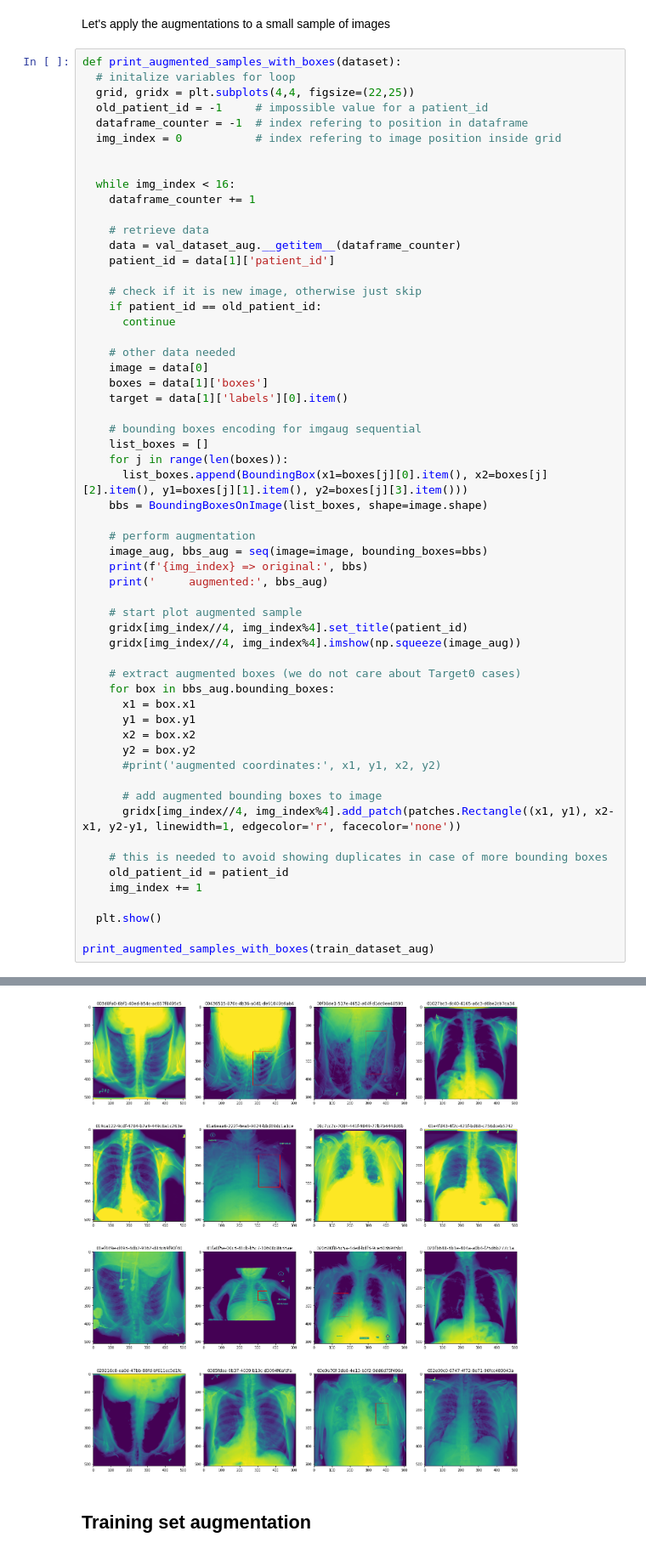
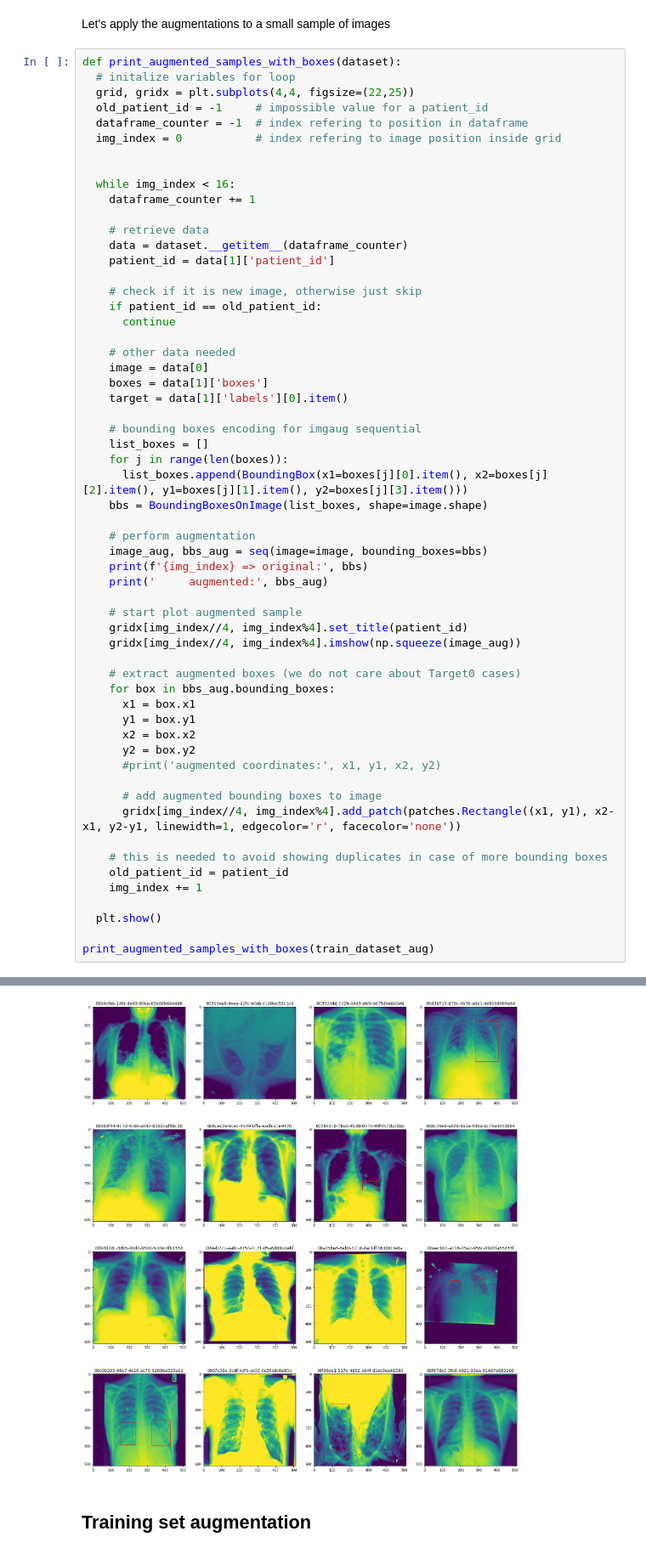
Before and after one commit to BCI-ECS-sapienza/Pneumonia-detection-with-RetinaNet, a Jupyter notebook: Augmentation.ipynb, the cells around one changed output, grey strips where cells are left out. Shown at 85% size. Cells and saved outputs as stored; diff of their text form.

```diff
--- a/Augmentation.ipynb
+++ b/Augmentation.ipynb
@@ -312,7 +328,7 @@ def print_augmented_samples_with_boxes(dataset):
     dataframe_counter += 1
 
     # retrieve data
-    data = val_dataset_aug.__getitem__(dataframe_counter)
+    data = dataset.__getitem__(dataframe_counter)
     patient_id = data[1]['patient_id']
 
     # check if it is new image, otherwise just skip
@@ -376,6 +392,6 @@ print_augmented_samples_with_boxes(train_dataset_aug)
 15 => original: BoundingBoxesOnImage([BoundingBox(x1=0.0000, y1=0.0000, x2=0.0000, y2=0.0000, label=None)], shape=(1024, 1024))
      augmented: BoundingBoxesOnImage([BoundingBox(x1=511.0000, y1=0.0000, x2=511.0000, y2=0.0000, label=None)], shape=(512, 512))
-[figure, old version]
+[figure, new version]
 # %% [markdown]
 ## Training set augmentation
 # %%
```
Also changed, not shown: parts of 3 cells of this notebook.
